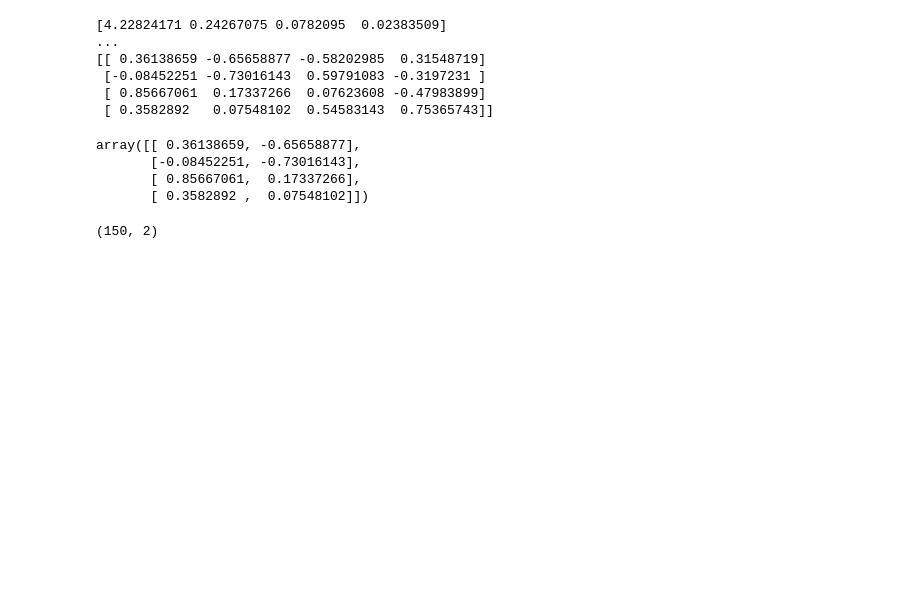
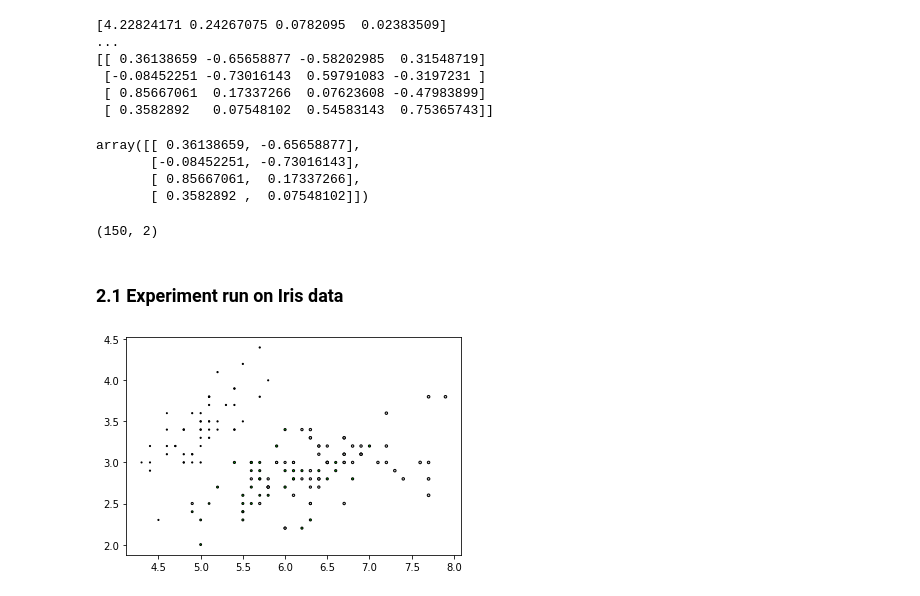
Before and after one commit to rui-ren/Data-Science-Notes, a Jupyter notebook: Machine learning fundamentals/PCA.ipynb, the cells around one changed output. Saved outputs shown, nothing was run; the diff lists cells and outputs as text; code cells hidden in the pictures; blank space fills up the shorter version.

```diff
--- a/Machine learning fundamentals/PCA.ipynb
+++ b/Machine learning fundamentals/PCA.ipynb
@@ -63,3 +63,27 @@ newDataset = np.transpose(newDataset_t)
 newDataset.shape
 # %% [output]
 (150, 2)
+# %% [markdown]
+### 2.1 Experiment run on Iris data
+# %%
+import numpy as np
+import matplotlib.pyplot as plt
+from mpl_toolkits.mplot3d import Axes3D
+
+from sklearn import decomposition
+from sklearn import datasets
+from sklearn.model_selection import train_test_split
+
+iris = datasets.load_iris()
+X = iris.data
+y = iris.target
+
+np.random.seed(5)
+# Default test value is 0.25
+X_train, X_test, y_train, y_test = train_test_split(X, y, test_size = 0.3, stratify=y)
+# %%
+plt.scatter(X[:,0], X[:,1], X[:,2], c=y, cmap=plt.cm.nipy_spectral,
+           edgecolor='k')
+plt.show()
+# %% [output]
+[figure, added]
```
Also changed, not shown: parts of 20 cells of this notebook, 1 other file.
